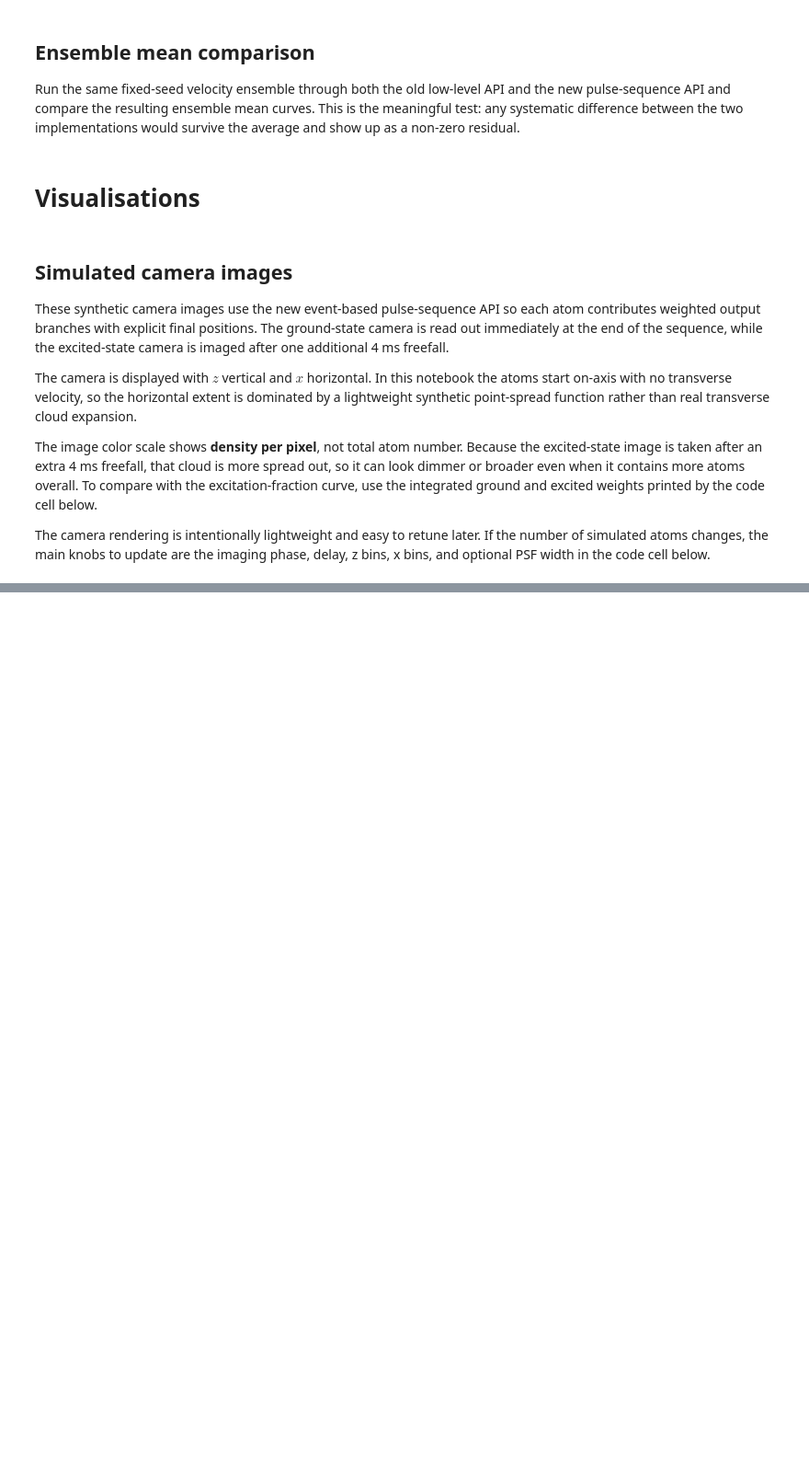
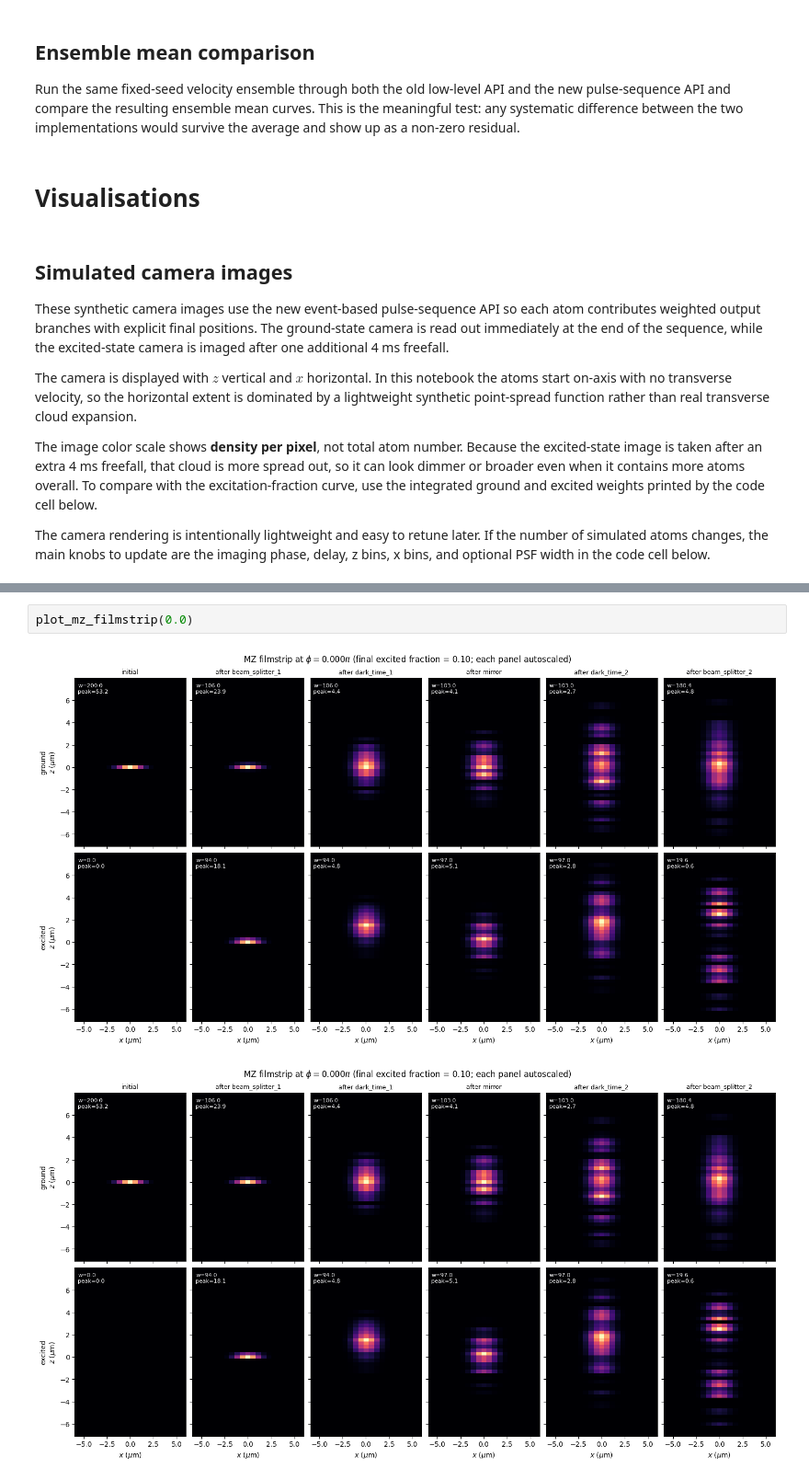
Before and after one commit to charlesbaynham/LMT_sim_scratch, a Jupyter notebook: notebooks/mach_zehnder_with_temperature.ipynb, the cells around one changed output, grey strips where cells are left out. Shown at 92% size. Saved outputs shown, nothing was run; the diff lists cells and outputs as text; blank space fills up the shorter version.

```diff
--- a/notebooks/mach_zehnder_with_temperature.ipynb
+++ b/notebooks/mach_zehnder_with_temperature.ipynb
@@ -354,0 +353,5 @@ Text(0.5, 0.98, 'MZ filmstrip at $\\phi = 0.260\\pi$ (final excited fraction $\\
+# %%
+plot_mz_filmstrip(0.0)
+# %% [output]
+[figure, added]
+[figure, added]
```
Also changed, not shown: parts of 8 cells of this notebook.
